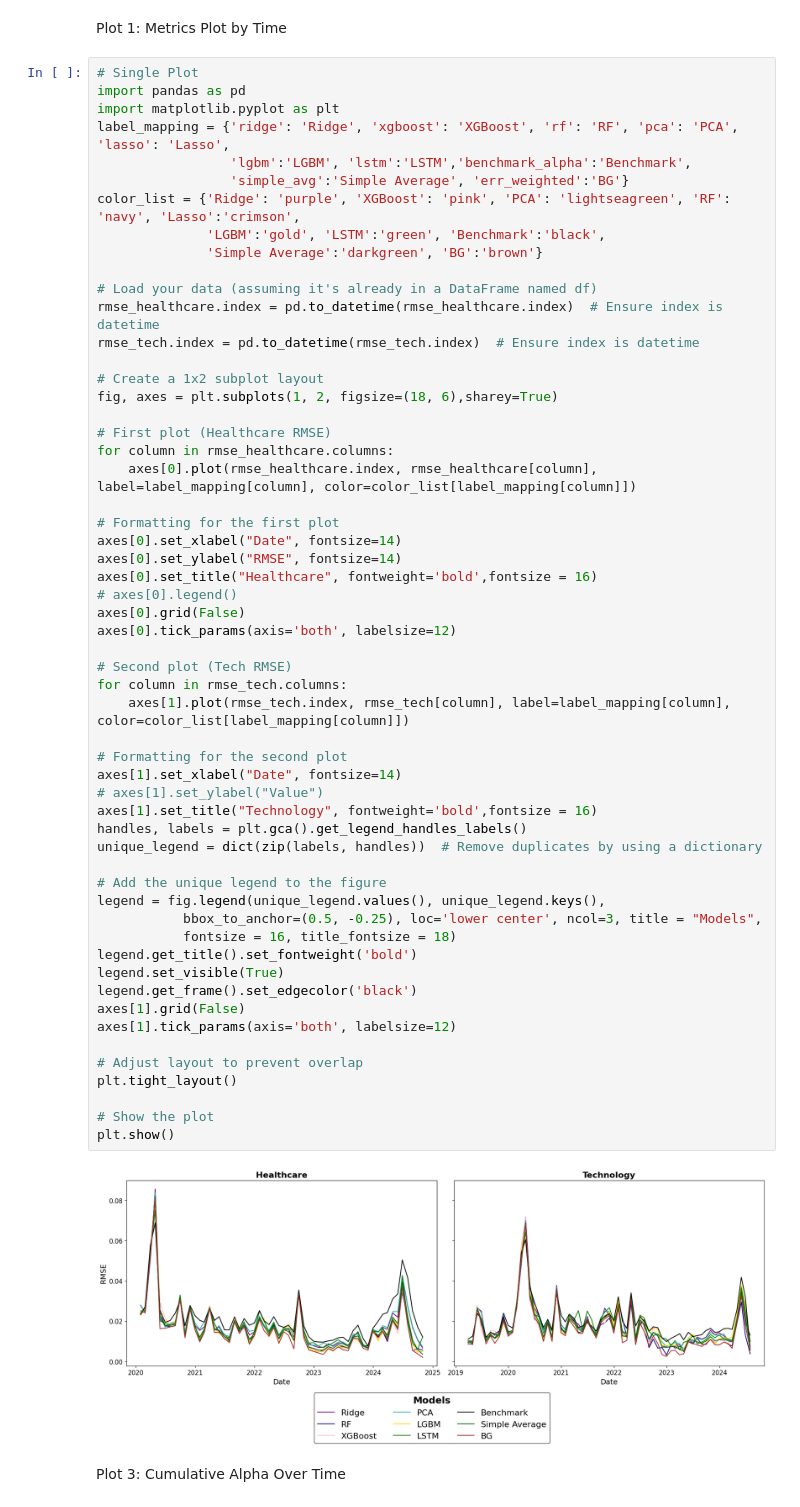
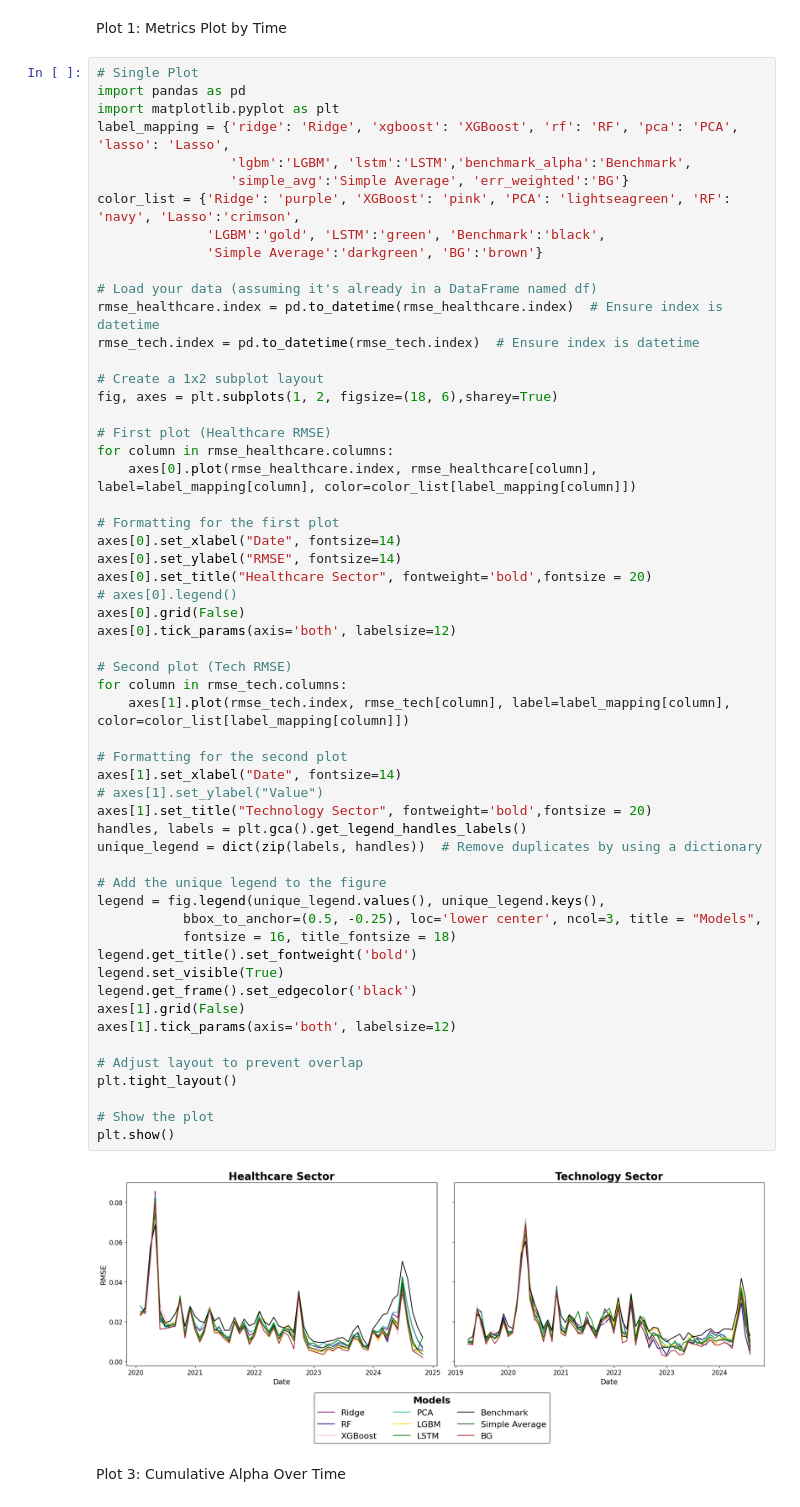
Before and after one commit to willafred/AlphaVision, a Jupyter notebook: alpha_plots.ipynb, the cells around one changed output. Cells and saved outputs as stored; diff of their text form.

```diff
--- a/alpha_plots.ipynb
+++ b/alpha_plots.ipynb
@@ -106,39 +106,39 @@ for column in rmse_healthcare.columns:
 # Formatting for the first plot
 axes[0].set_xlabel("Date", fontsize=14)
 axes[0].set_ylabel("RMSE", fontsize=14)
-axes[0].set_title("Healthcare", fontweight='bold',fontsize = 16)
+axes[0].set_title("Healthcare Sector", fontweight='bold',fontsize = 20)
 # axes[0].legend()
 axes[0].grid(False)
 axes[0].tick_params(axis='both', labelsize=12)
 
 # Second plot (Tech RMSE)
 for column in rmse_tech.columns:
     axes[1].plot(rmse_tech.index, rmse_tech[column], label=label_mapping[column], color=color_list[label_mapping[column]])
 
 # Formatting for the second plot
 axes[1].set_xlabel("Date", fontsize=14)
 # axes[1].set_ylabel("Value")
-axes[1].set_title("Technology", fontweight='bold',fontsize = 16)
+axes[1].set_title("Technology Sector", fontweight='bold',fontsize = 20)
 handles, labels = plt.gca().get_legend_handles_labels()
 unique_legend = dict(zip(labels, handles))  # Remove duplicates by using a dictionary
 
 # Add the unique legend to the figure
 legend = fig.legend(unique_legend.values(), unique_legend.keys(),
            bbox_to_anchor=(0.5, -0.25), loc='lower center', ncol=3, title = "Models",
            fontsize = 16, title_fontsize = 18)
 legend.get_title().set_fontweight('bold')
 legend.set_visible(True)
 legend.get_frame().set_edgecolor('black')
 axes[1].grid(False)
 axes[1].tick_params(axis='both', labelsize=12)
 
 # Adjust layout to prevent overlap
 plt.tight_layout()
 
 # Show the plot
 plt.show()
 # %% [output]
-[figure, old version]
+[figure, new version]
 # %% [markdown]
 Plot 3: Cumulative Alpha Over Time
 # %%
```
Also changed, not shown: parts of 6 cells of this notebook, 4 other files.
